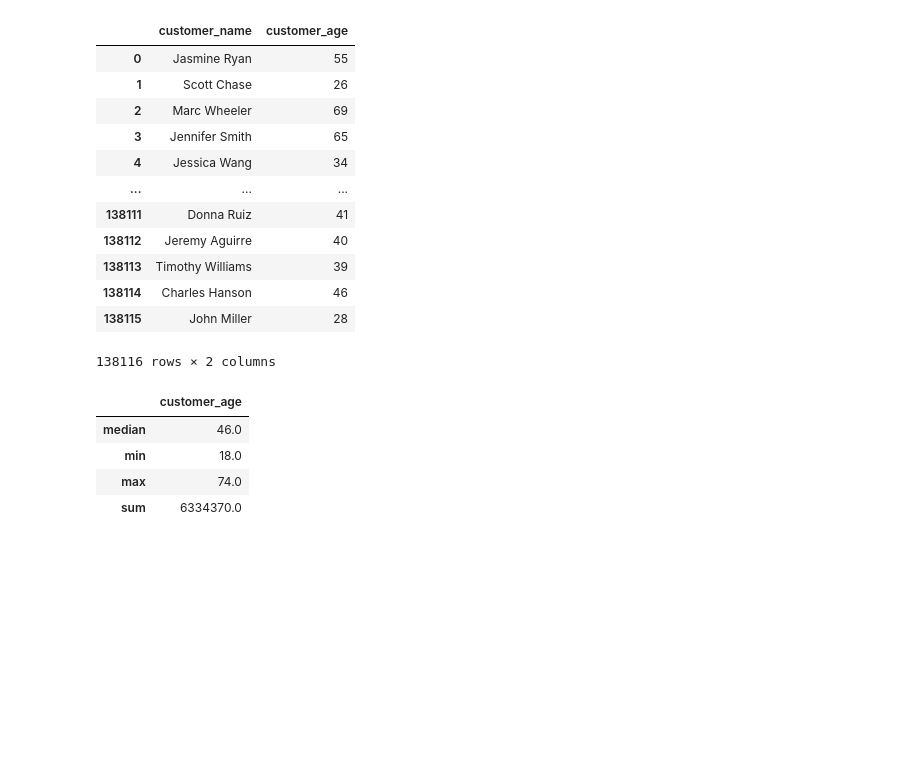
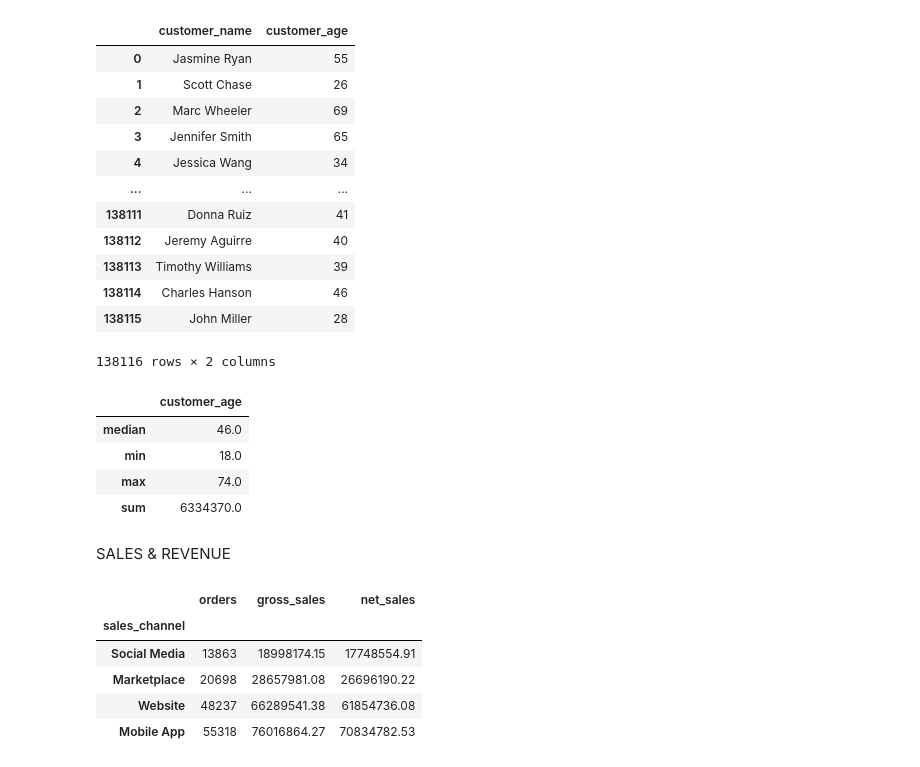
Before and after one commit to Badmosa/e-commerce-sales-and-customer-analysis, a Jupyter notebook: e-commerce-sales-and-customer-analytics.ipynb, the cells around one changed output. Cells and saved outputs as stored; diff of their text form; code cells hidden in the pictures; blank space fills up the shorter version.

Commit message:
Analyze e-commerce sales data

```diff
--- a/e-commerce-sales-and-customer-analytics.ipynb
+++ b/e-commerce-sales-and-customer-analytics.ipynb
@@ -140,3 +140,18 @@ Customer_age_df
 | min | 18.0 |
 | max | 74.0 |
 | sum | 6334370.0 |
+# %% [markdown]
+SALES & REVENUE
+# %%
+# Revenue and order volume by sales channel.
+df.groupby("sales_channel").agg(orders=("order_id", "count"),
+    gross_sales=("gross_sales", "sum"),
+    net_sales=("net_sales", "sum")).sort_values(
+        "net_sales")
+# %% [output]
+|  | orders | gross_sales | net_sales |
+| sales_channel |  |  |  |
+| Social Media | 13863 | 18998174.15 | 17748554.91 |
+| Marketplace | 20698 | 28657981.08 | 26696190.22 |
+| Website | 48237 | 66289541.38 | 61854736.08 |
+| Mobile App | 55318 | 76016864.27 | 70834782.53 |
```
